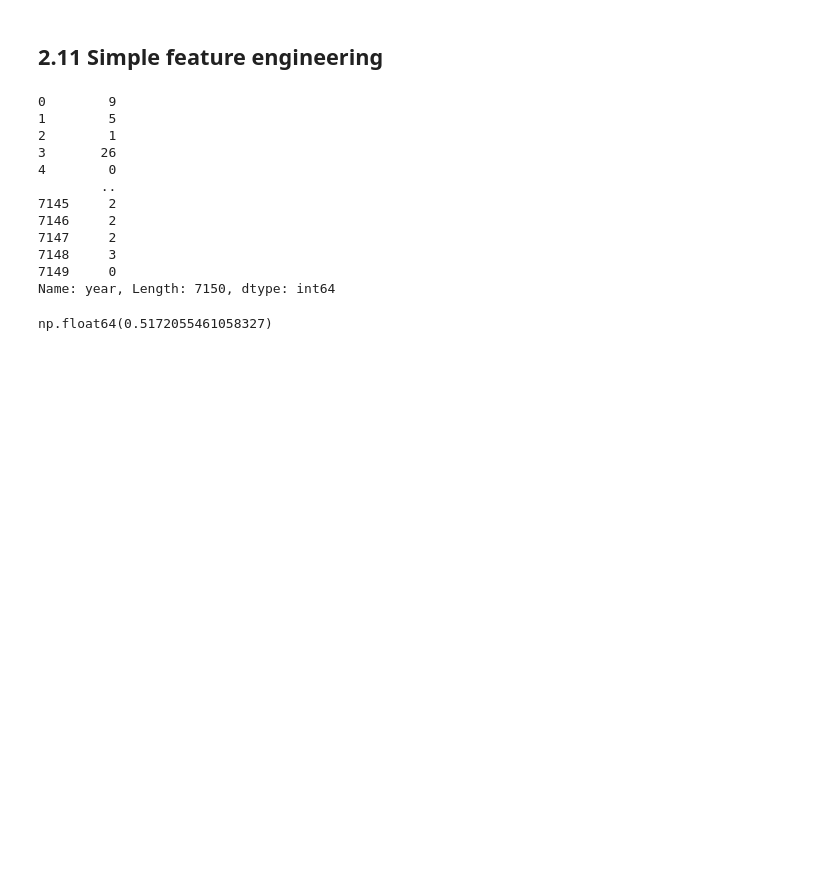
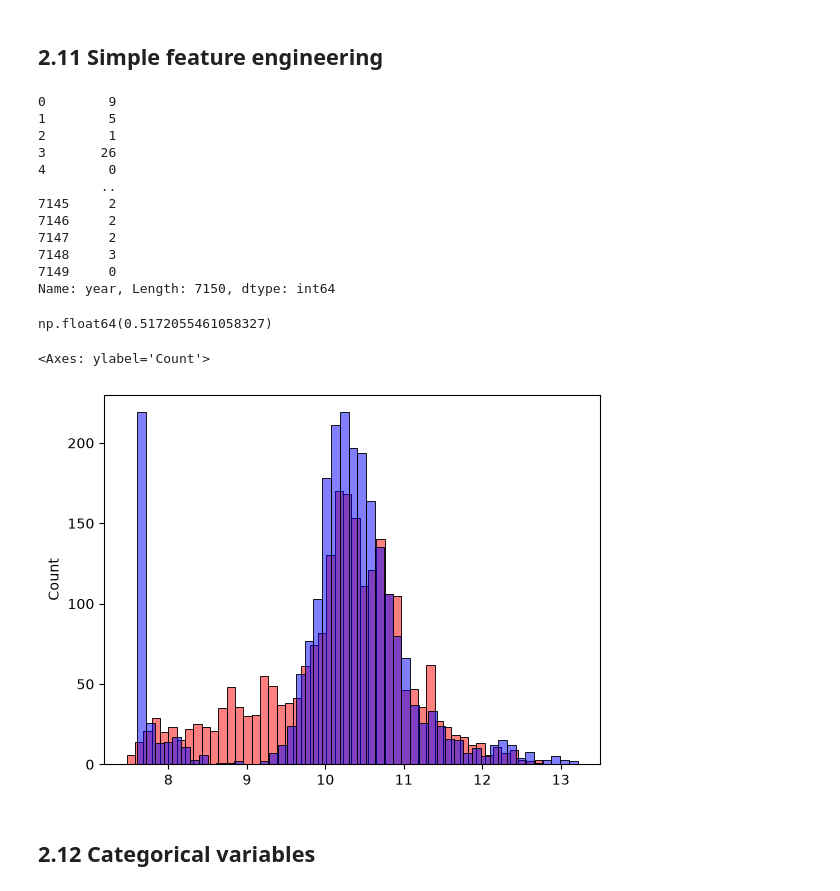
Before and after one commit to dolerant45/ML-ZoomCamp, a Jupyter notebook: 02-regression/My_Regression.ipynb, the cells around one changed output. Drawn from its saved outputs; the diff is of its cells as text; code cells hidden in the pictures; blank space fills up the shorter version.

```diff
--- a/02-regression/My_Regression.ipynb
+++ b/02-regression/My_Regression.ipynb
@@ -439,3 +439,12 @@ y_pred = w0 + X_val.dot(w)
 rmse(y_pred, y_val)
 # %% [output]
 np.float64(0.5172055461058327)
+# %%
+sns.histplot(y_pred, color='red', alpha=0.5, bins=50)
+#alpha=0.5 - transparency of the color
+sns.histplot(y_val, color='blue', alpha=0.5, bins=50)
+# %% [output]
+<Axes: ylabel='Count'>
+[figure, added]
+# %% [markdown]
+## **2.12 Categorical variables**
```
Also changed, not shown: parts of 40 cells of this notebook.
